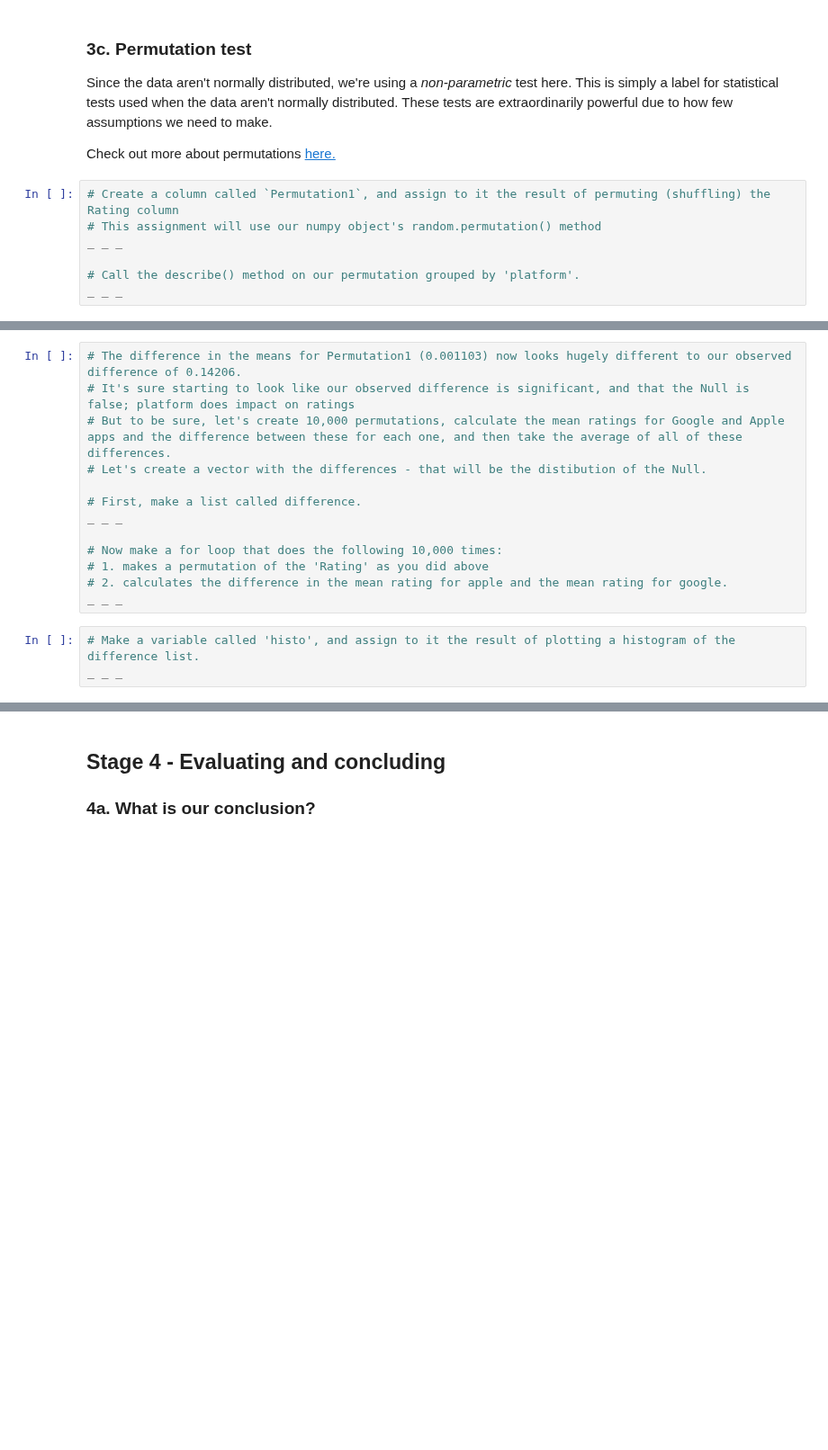
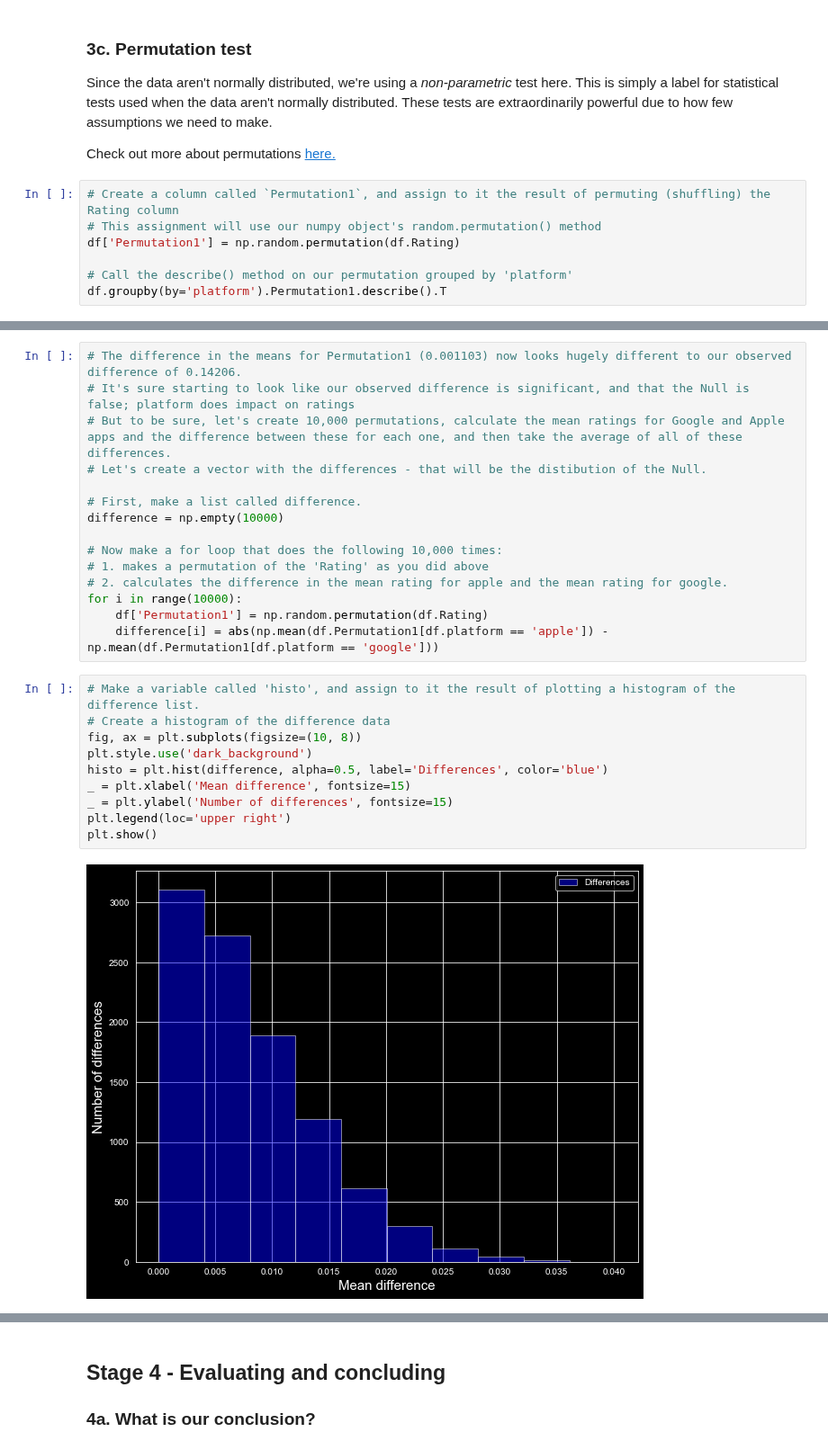
Before and after one commit to pablo-git8/Springboard-DS-Career-Track, a Jupyter notebook: Unit11-3_Hypothesis_Testing/1585016537_Apps_Case_Study/Project Files/Springboard Apps project - Tier 3 - Complete.ipynb, the cells around one changed output, grey strips where cells are left out. Shown at 90% size. Drawn from its saved outputs; the diff is of its cells as text; blank space fills up the shorter version.

```diff
--- a/Unit11-3_Hypothesis_Testing/1585016537_Apps_Case_Study/Project Files/Springboard Apps project - Tier 3 - Complete.ipynb
+++ b/Unit11-3_Hypothesis_Testing/1585016537_Apps_Case_Study/Project Files/Springboard Apps project - Tier 3 - Complete.ipynb
@@ -461,7 +498,7 @@ Check out more about permutations [here.](http://rasbt.github.io/mlxtend/user_gu
 # %%
 # Create a column called `Permutation1`, and assign to it the result of permuting (shuffling) the Rating column
 # This assignment will use our numpy object's random.permutation() method
-_ _ _
+df['Permutation1'] = np.random.permutation(df.Rating)
 
-# Call the describe() method on our permutation grouped by 'platform'.
-_ _ _
+# Call the describe() method on our permutation grouped by 'platform'
+df.groupby(by='platform').Permutation1.describe().T
@@ -475,14 +540,25 @@ _ _ _
 # Let's create a vector with the differences - that will be the distibution of the Null.
 
 # First, make a list called difference.
-_ _ _
+difference = np.empty(10000)
 
 # Now make a for loop that does the following 10,000 times:
 # 1. makes a permutation of the 'Rating' as you did above
 # 2. calculates the difference in the mean rating for apple and the mean rating for google.
-_ _ _
+for i in range(10000):
+    df['Permutation1'] = np.random.permutation(df.Rating)
+    difference[i] = abs(np.mean(df.Permutation1[df.platform == 'apple']) - np.mean(df.Permutation1[df.platform == 'google']))
 # %%
 # Make a variable called 'histo', and assign to it the result of plotting a histogram of the difference list.
-_ _ _
+# Create a histogram of the difference data
+fig, ax = plt.subplots(figsize=(10, 8))
+plt.style.use('dark_background')
+histo = plt.hist(difference, alpha=0.5, label='Differences', color='blue')
+_ = plt.xlabel('Mean difference', fontsize=15)
+_ = plt.ylabel('Number of differences', fontsize=15)
+plt.legend(loc='upper right')
+plt.show()
+# %% [output]
+[figure, added]
 # %%
 # Now make a variable called obs_difference, and assign it the result of the mean of our 'apple' variable and the mean of our 'google variable'
```
Also changed, not shown: parts of 15 cells of this notebook.
